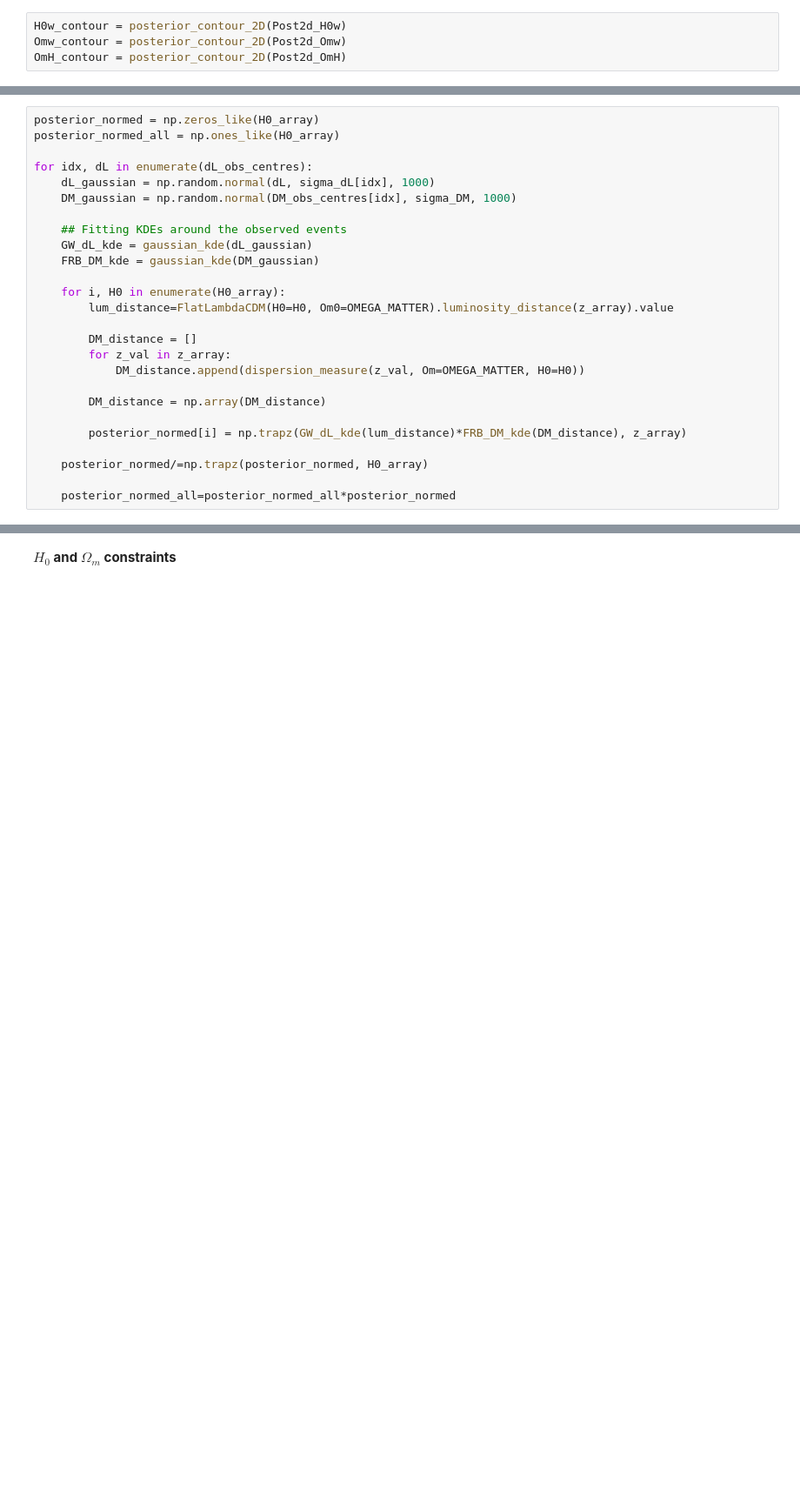
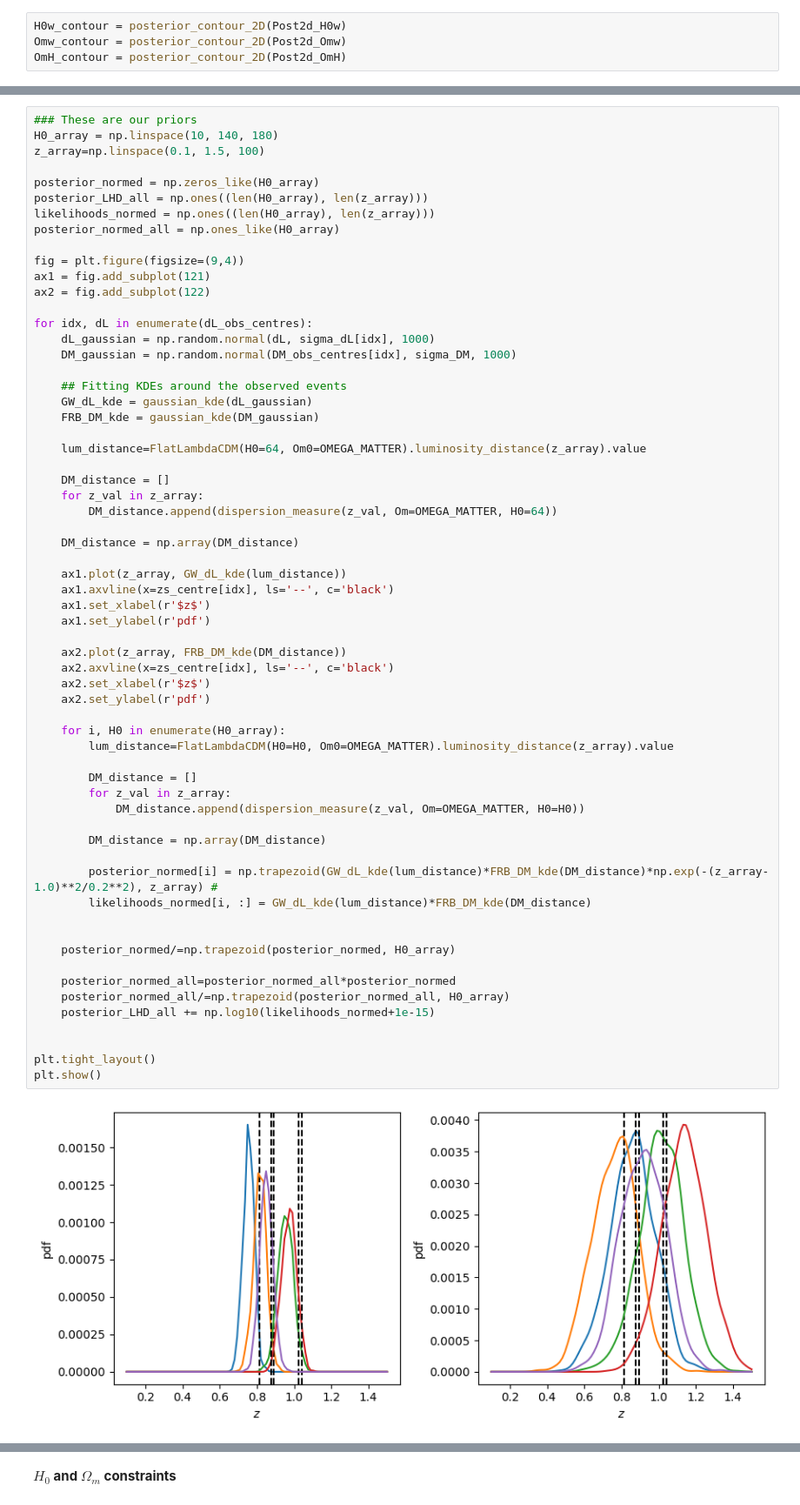
Before and after one commit to MariosNT/FRB_GW_association_cosmo, a Jupyter notebook: Notebooks/GWs_FRB_cosmo/Cosmo_constraints.ipynb, the cells around one changed output, grey strips where cells are left out. Shown at 87% size. Drawn from its saved outputs; the diff is of its cells as text; blank space fills up the shorter version.

```diff
--- a/Notebooks/GWs_FRB_cosmo/Cosmo_constraints.ipynb
+++ b/Notebooks/GWs_FRB_cosmo/Cosmo_constraints.ipynb
@@ -1330,27 +1335,65 @@ plt.show()
 # %%
+### These are our priors
+H0_array = np.linspace(10, 140, 180)
+z_array=np.linspace(0.1, 1.5, 100)
+
 posterior_normed = np.zeros_like(H0_array)
+posterior_LHD_all = np.ones((len(H0_array), len(z_array)))
+likelihoods_normed = np.ones((len(H0_array), len(z_array)))
 posterior_normed_all = np.ones_like(H0_array)
+
+fig = plt.figure(figsize=(9,4))
+ax1 = fig.add_subplot(121)
+ax2 = fig.add_subplot(122)
 
 for idx, dL in enumerate(dL_obs_centres):
     dL_gaussian = np.random.normal(dL, sigma_dL[idx], 1000)
     DM_gaussian = np.random.normal(DM_obs_centres[idx], sigma_DM, 1000)
 
     ## Fitting KDEs around the observed events
     GW_dL_kde = gaussian_kde(dL_gaussian)
     FRB_DM_kde = gaussian_kde(DM_gaussian)
+
+    lum_distance=FlatLambdaCDM(H0=64, Om0=OMEGA_MATTER).luminosity_distance(z_array).value
+
+    DM_distance = []
+    for z_val in z_array:
+        DM_distance.append(dispersion_measure(z_val, Om=OMEGA_MATTER, H0=64))
+
+    DM_distance = np.array(DM_distance)
+
+    ax1.plot(z_array, GW_dL_kde(lum_distance))
+    ax1.axvline(x=zs_centre[idx], ls='--', c='black')
+    ax1.set_xlabel(r'$z$')
+    ax1.set_ylabel(r'pdf')
+
+    ax2.plot(z_array, FRB_DM_kde(DM_distance))
+    ax2.axvline(x=zs_centre[idx], ls='--', c='black')
+    ax2.set_xlabel(r'$z$')
+    ax2.set_ylabel(r'pdf')
 
     for i, H0 in enumerate(H0_array):
         lum_distance=FlatLambdaCDM(H0=H0, Om0=OMEGA_MATTER).luminosity_distance(z_array).value
 
         DM_distance = []
         for z_val in z_array:
             DM_distance.append(dispersion_measure(z_val, Om=OMEGA_MATTER, H0=H0))
 
         DM_distance = np.array(DM_distance)
 
-        posterior_normed[i] = np.trapz(GW_dL_kde(lum_distance)*FRB_DM_kde(DM_distance), z_array)
+        posterior_normed[i] = np.trapezoid(GW_dL_kde(lum_distance)*FRB_DM_kde(DM_distance)*np.exp(-(z_array-1.0)**2/0.2**2), z_array) #
+        likelihoods_normed[i, :] = GW_dL_kde(lum_distance)*FRB_DM_kde(DM_distance)
 
-    posterior_normed/=np.trapz(posterior_normed, H0_array)
+
+    posterior_normed/=np.trapezoid(posterior_normed, H0_array)
 
     posterior_normed_all=posterior_normed_all*posterior_normed
+    posterior_normed_all/=np.trapezoid(posterior_normed_all, H0_array)
+    posterior_LHD_all += np.log10(likelihoods_normed+1e-15)
+
+
+plt.tight_layout()
+plt.show()
+# %% [output]
+[figure, added]
 # %%
```
Also changed, not shown: parts of 13 cells of this notebook.
